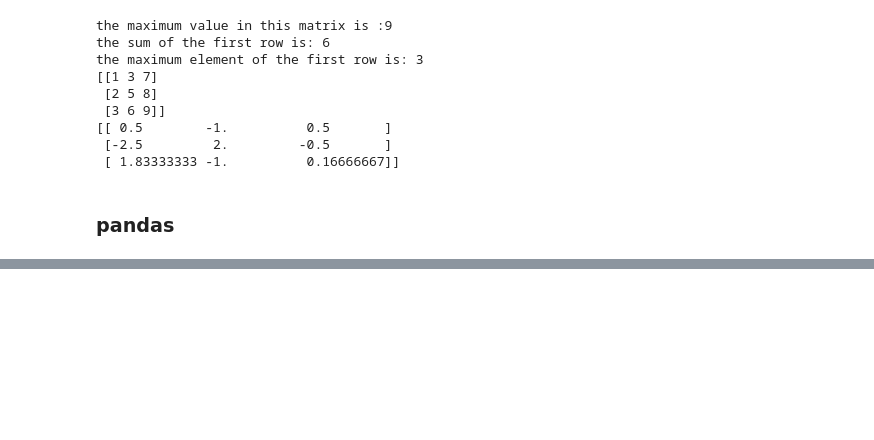
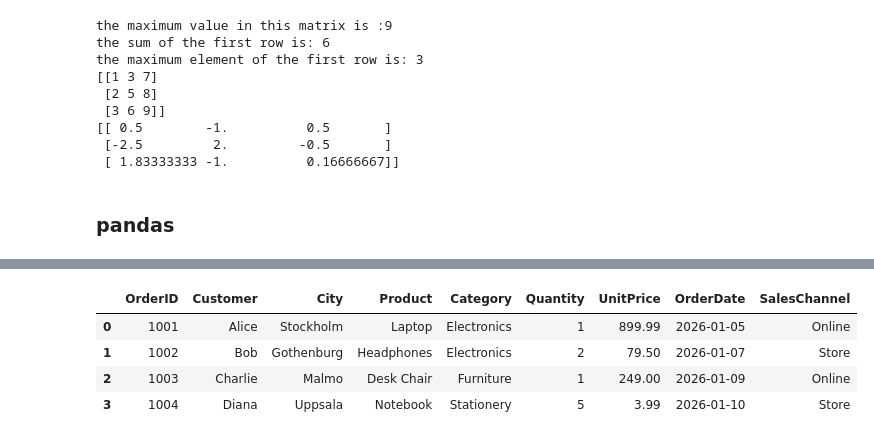
Before and after one commit to Hayelomgebreyesus/Statistical-Machine-Learning, a Jupyter notebook: introduction.ipynb, the cells around one changed output, grey strips where cells are left out. Saved outputs shown, nothing was run; the diff lists cells and outputs as text; code cells hidden in the pictures; blank space fills up the shorter version.

```diff
--- a/introduction.ipynb
+++ b/introduction.ipynb
@@ -86,0 +101,9 @@ the maximum element of the first row is: 3
+# %%
+x=df.iloc[0:4,:]
+x.head()
+# %% [output]
+|  | OrderID | Customer | City | Product | Category | Quantity | UnitPrice | OrderDate | SalesChannel |
+| 0 | 1001 | Alice | Stockholm | Laptop | Electronics | 1 | 899.99 | 2026-01-05 | Online |
+| 1 | 1002 | Bob | Gothenburg | Headphones | Electronics | 2 | 79.50 | 2026-01-07 | Store |
+| 2 | 1003 | Charlie | Malmo | Desk Chair | Furniture | 1 | 249.00 | 2026-01-09 | Online |
+| 3 | 1004 | Diana | Uppsala | Notebook | Stationery | 5 | 3.99 | 2026-01-10 | Store |
```
Also changed, not shown: parts of 3 cells of this notebook.
